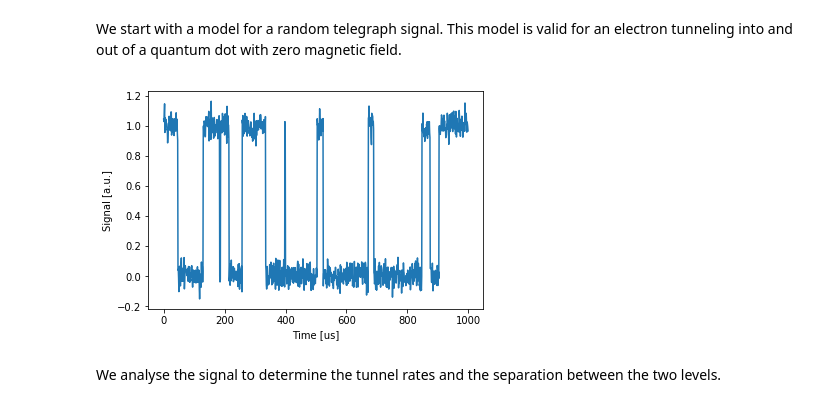
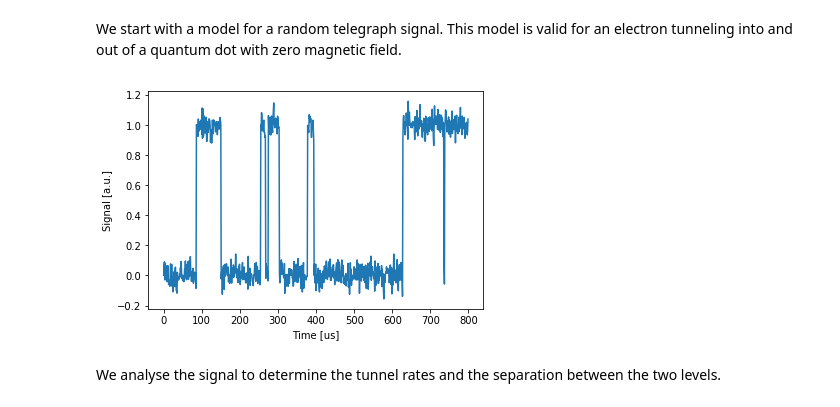
Before and after one commit to QuTech-Delft/qtt, a Jupyter notebook: docs/notebooks/analysis/example_elzerman_readout.ipynb, the cells around one changed output. Cells and saved outputs as stored; diff of their text form; code cells hidden in the pictures.

```diff
--- a/docs/notebooks/analysis/example_elzerman_readout.ipynb
+++ b/docs/notebooks/analysis/example_elzerman_readout.ipynb
@@ -19,19 +19,19 @@ from qtt.algorithms.random_telegraph_signal import fit_double_gaussian
 # %% [markdown]
 We start with a model for a random telegraph signal. This model is valid for an electron tunneling into and out of a quantum dot with zero magnetic field.
 # %%
-model_unit = 1e-6 # we work with microseconds as the baseunit
+model_unit = 1e-6 # we work with microseconds as the base unit
 rate_up = 15e3 # kHz
 rate_down = 25e3 # kHz
 rts_model = ContinuousTimeMarkovModel(['zero', 'one'], [rate_up*model_unit,rate_down*model_unit], np.array([[0.,1],[1,0]]) )
 
 rts_data = generate_traces(rts_model, number_of_sequences=1, length=500000, std_gaussian_noise=.05, delta_time=1)
 
 plt.figure(100); plt.clf()
-plt.plot(rts_data.T[0:1000,:])
+plt.plot(1e6*model_unit*np.arange(800), rts_data.T[0:800,:])
 plt.xlabel('Time [us]')
 _=plt.ylabel('Signal [a.u.]')
 # %% [output]
-[figure, old version]
+[figure, new version]
 # %% [markdown]
 We analyse the signal to determine the tunnel rates and the separation between the two levels.
 # %%
```
Also changed, not shown: parts of 7 cells of this notebook, 1 other file.
